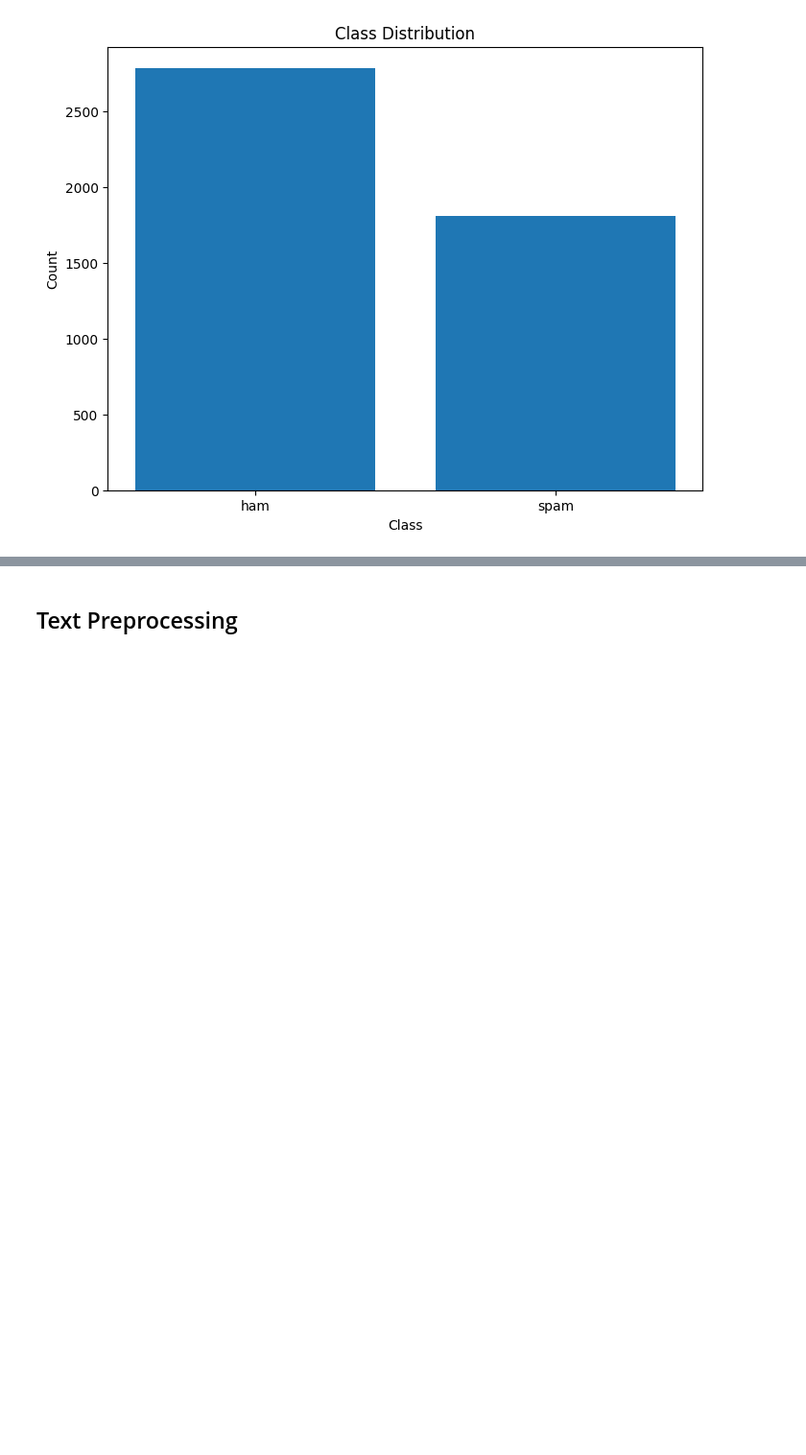
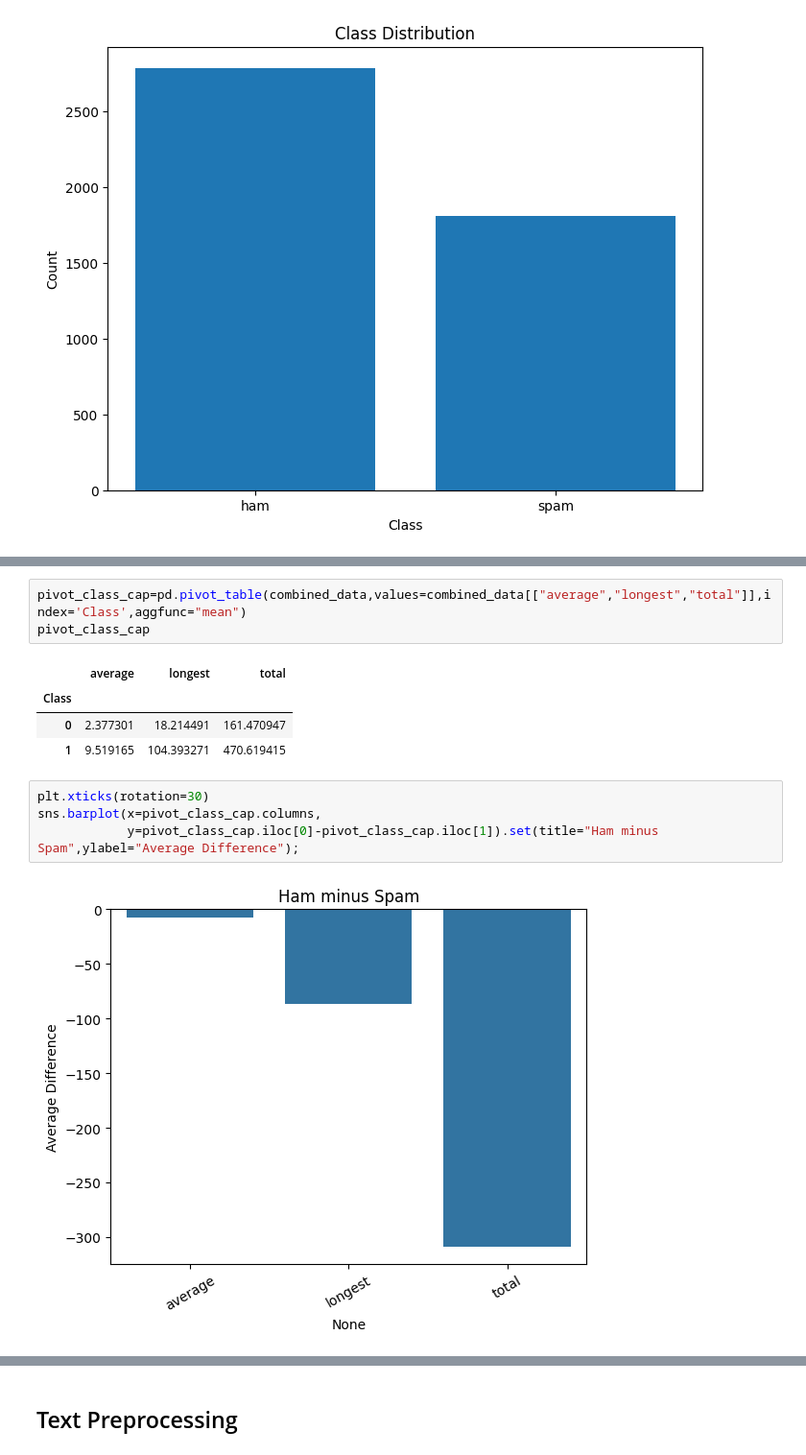
Before and after one commit to enidroman/Data-620-Web-Analysis, a Jupyter notebook: Data_620_Web_Analysis_Assignment_Document_Classification.ipynb, the cells around one changed output, grey strips where cells are left out. Shown at 96% size. Saved outputs shown, nothing was run; the diff lists cells and outputs as text; blank space fills up the shorter version.

```diff
--- a/Data_620_Web_Analysis_Assignment_Document_Classification.ipynb
+++ b/Data_620_Web_Analysis_Assignment_Document_Classification.ipynb
@@ -336,0 +441,14 @@ plt.show()
+# %%
+pivot_class_cap=pd.pivot_table(combined_data,values=combined_data[["average","longest","total"]],index='Class',aggfunc="mean")
+pivot_class_cap
+# %% [output]
+|  | average | longest | total |
+| Class |  |  |  |
+| 0 | 2.377301 | 18.214491 | 161.470947 |
+| 1 | 9.519165 | 104.393271 | 470.619415 |
+# %%
+plt.xticks(rotation=30)
+sns.barplot(x=pivot_class_cap.columns,
+            y=pivot_class_cap.iloc[0]-pivot_class_cap.iloc[1]).set(title="Ham minus Spam",ylabel="Average Difference");
+# %% [output]
+[figure, added]
```
Also changed, not shown: parts of 97 cells of this notebook.
